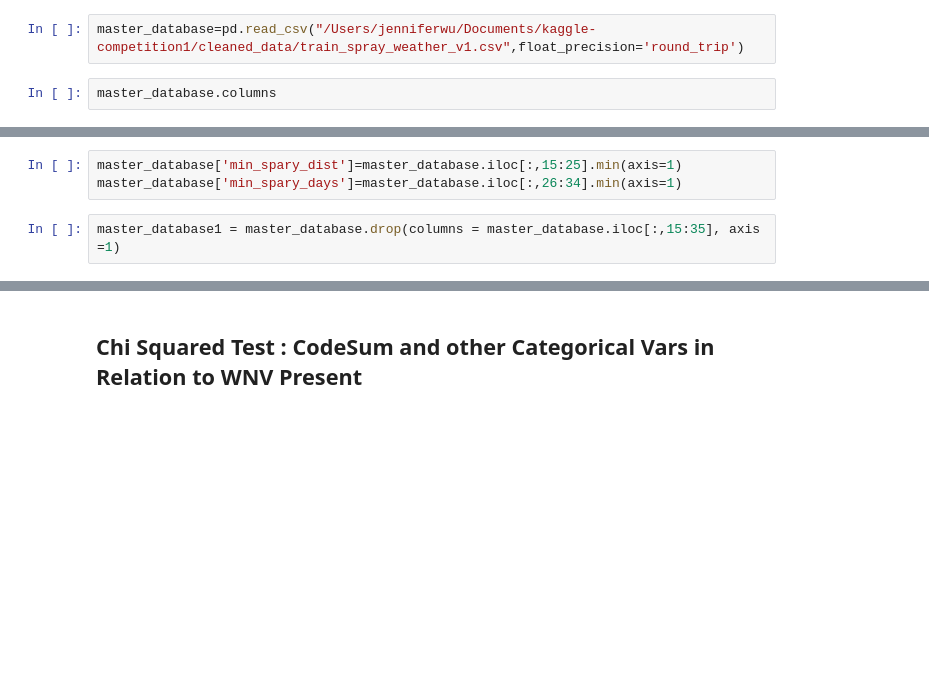
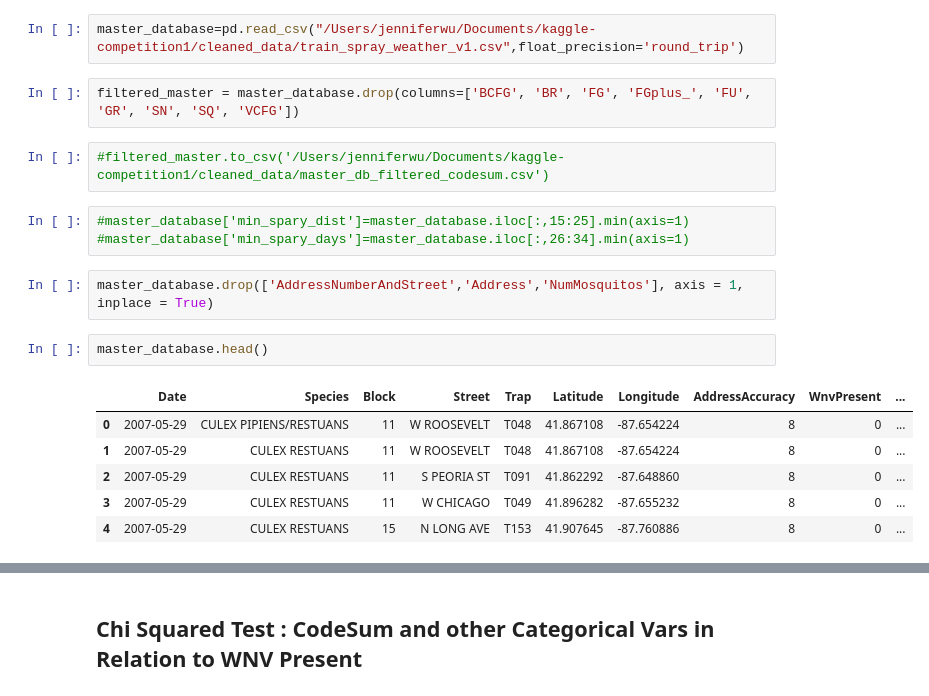
Before and after one commit to jsiwu94/kaggle-competition1, a Jupyter notebook: EDA/KaggleEDA_Jenny.ipynb, the cells around one changed output, grey strips where cells are left out. Cells and saved outputs as stored; diff of their text form; blank space fills up the shorter version.

```diff
--- a/EDA/KaggleEDA_Jenny.ipynb
+++ b/EDA/KaggleEDA_Jenny.ipynb
@@ -10,5 +11,20 @@ from statsmodels.tools.tools import add_constant
 # %%
 master_database=pd.read_csv("/Users/jenniferwu/Documents/kaggle-competition1/cleaned_data/train_spray_weather_v1.csv",float_precision='round_trip')
+# %%
+filtered_master = master_database.drop(columns=['BCFG', 'BR', 'FG', 'FGplus_', 'FU', 'GR', 'SN', 'SQ', 'VCFG'])
+# %%
+#filtered_master.to_csv('/Users/jenniferwu/Documents/kaggle-competition1/cleaned_data/master_db_filtered_codesum.csv')
+# %%
+#master_database['min_spary_dist']=master_database.iloc[:,15:25].min(axis=1)
+#master_database['min_spary_days']=master_database.iloc[:,26:34].min(axis=1)
+# %%
+master_database.drop(['AddressNumberAndStreet','Address','NumMosquitos'], axis = 1, inplace = True)
 # %%
-master_database.columns
+master_database.head()
 # %% [output]
+|  | Date | Species | Block | Street | Trap | Latitude | Longitude | AddressAccuracy | WnvPresent | ... |
+| 0 | 2007-05-29 | CULEX PIPIENS/RESTUANS | 11 | W ROOSEVELT | T048 | 41.867108 | -87.654224 | 8 | 0 | ... |
+| 1 | 2007-05-29 | CULEX RESTUANS | 11 | W ROOSEVELT | T048 | 41.867108 | -87.654224 | 8 | 0 | ... |
+| 2 | 2007-05-29 | CULEX RESTUANS | 11 | S PEORIA ST | T091 | 41.862292 | -87.648860 | 8 | 0 | ... |
+| 3 | 2007-05-29 | CULEX RESTUANS | 11 | W CHICAGO | T049 | 41.896282 | -87.655232 | 8 | 0 | ... |
+| 4 | 2007-05-29 | CULEX RESTUANS | 15 | N LONG AVE | T153 | 41.907645 | -87.760886 | 8 | 0 | ... |
@@ -32,5 +31,0 @@ Index(['Date', 'Address', 'Species', 'Block', 'Street', 'Trap',
-# %%
-master_database['min_spary_dist']=master_database.iloc[:,15:25].min(axis=1)
-master_database['min_spary_days']=master_database.iloc[:,26:34].min(axis=1)
-# %%
-master_database1 = master_database.drop(columns = master_database.iloc[:,15:35], axis =1)
```
Also changed, not shown: parts of 24 cells of this notebook, 9 other files.
